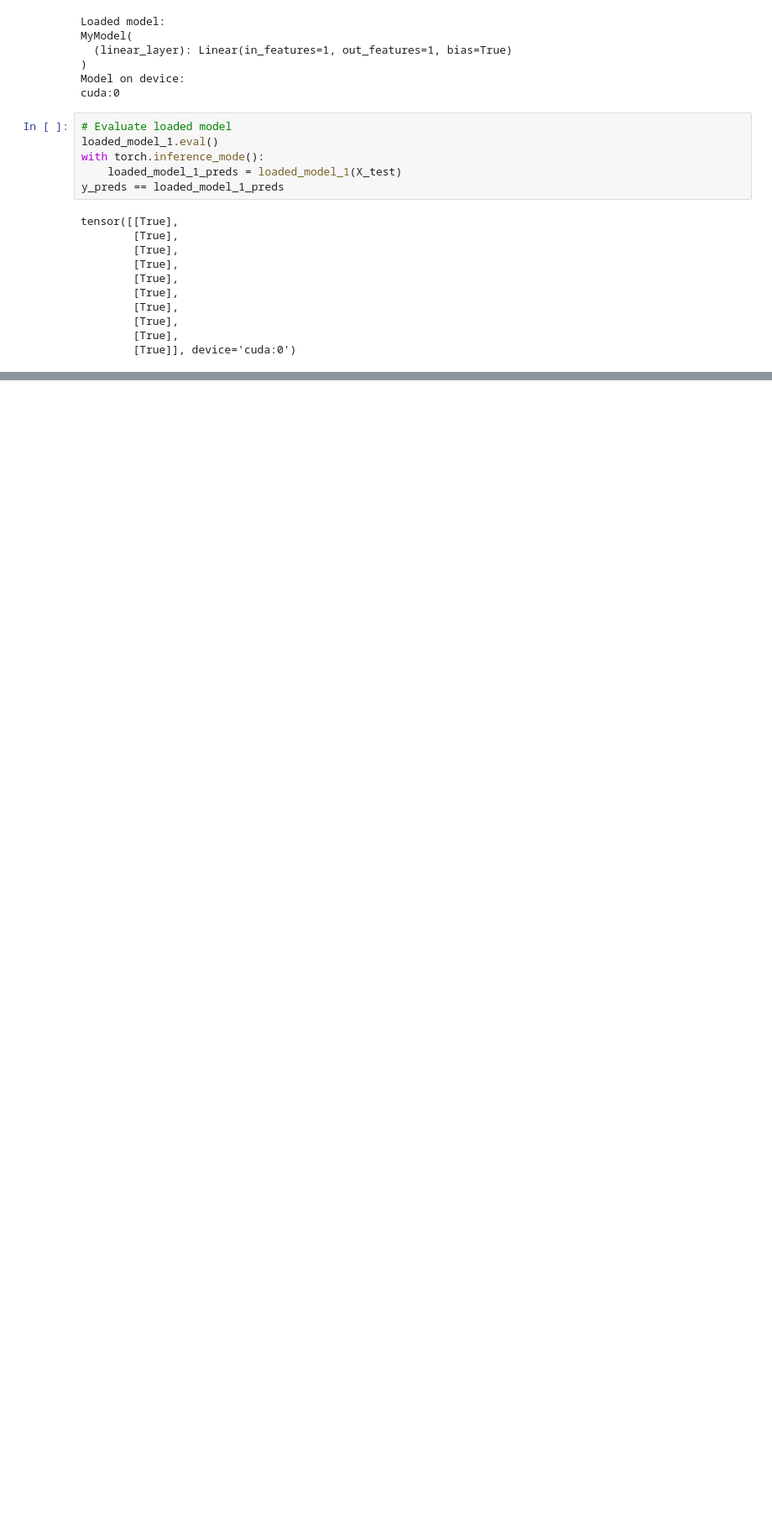
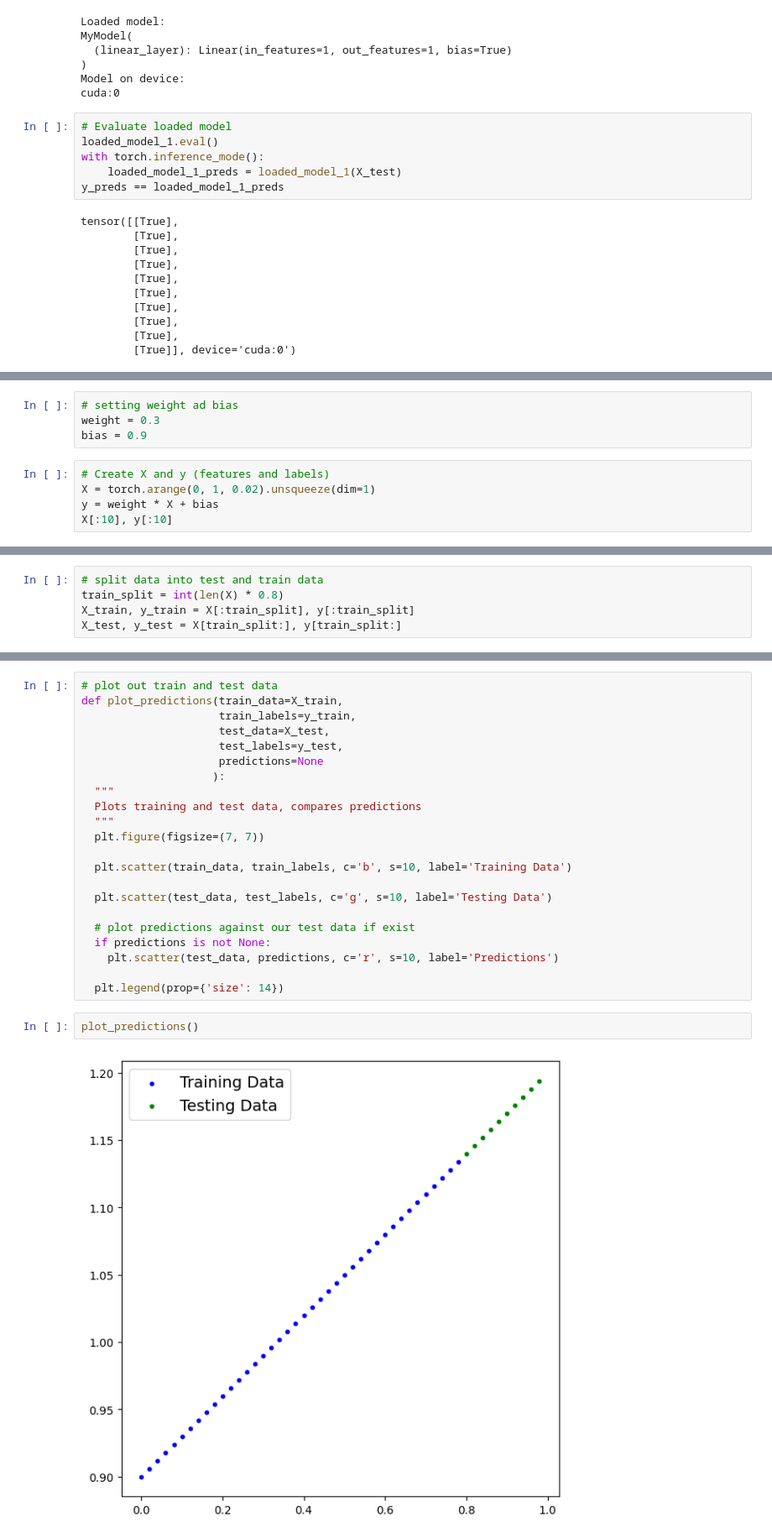
Before and after one commit to FancyDogge/pytorch_workout, a Jupyter notebook: 00_ptorch_workflow.ipynb, the cells around one changed output, grey strips where cells are left out. Shown: that part at 84% size. Drawn from its saved outputs; the diff is of its cells as text; blank space fills up the shorter version.

```diff
--- a/00_ptorch_workflow.ipynb
+++ b/00_ptorch_workflow.ipynb
@@ -691,0 +700,9 @@ tensor([[True],
+# %%
+# setting weight ad bias
+weight = 0.3
+bias = 0.9
+# %%
+# Create X and y (features and labels)
+X = torch.arange(0, 1, 0.02).unsqueeze(dim=1)
+y = weight * X + bias
+X[:10], y[:10]
@@ -691,0 +730,5 @@ tensor([[True],
+# %%
+# split data into test and train data
+train_split = int(len(X) * 0.8)
+X_train, y_train = X[:train_split], y[:train_split]
+X_test, y_test = X[train_split:], y[train_split:]
@@ -691,0 +746,26 @@ tensor([[True],
+# %%
+# plot out train and test data
+def plot_predictions(train_data=X_train,
+                     train_labels=y_train,
+                     test_data=X_test,
+                     test_labels=y_test,
+                     predictions=None
+                    ):
+  """
+  Plots training and test data, compares predictions
+  """
+  plt.figure(figsize=(7, 7))
+
+  plt.scatter(train_data, train_labels, c='b', s=10, label='Training Data')
+
+  plt.scatter(test_data, test_labels, c='g', s=10, label='Testing Data')
+
+  # plot predictions against our test data if exist
+  if predictions is not None:
+    plt.scatter(test_data, predictions, c='r', s=10, label='Predictions')
+
+  plt.legend(prop={'size': 14})
+# %%
+plot_predictions()
+# %% [output]
+[figure, added]
```
Also changed, not shown: parts of 11 cells of this notebook.
